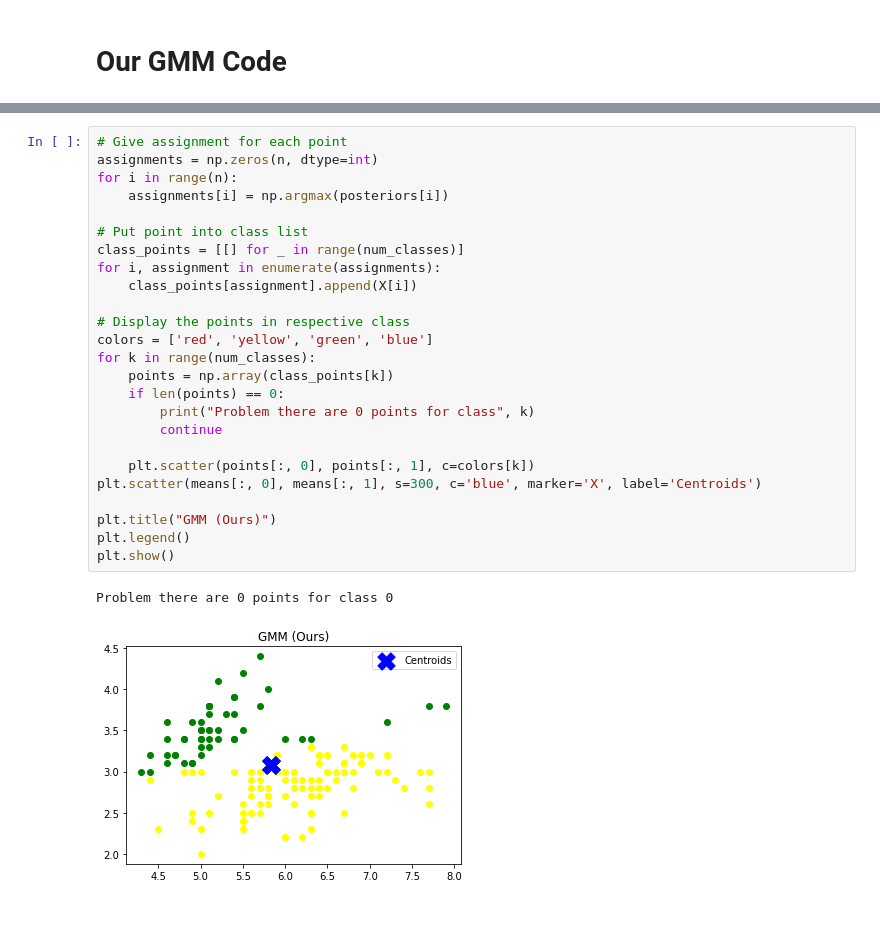
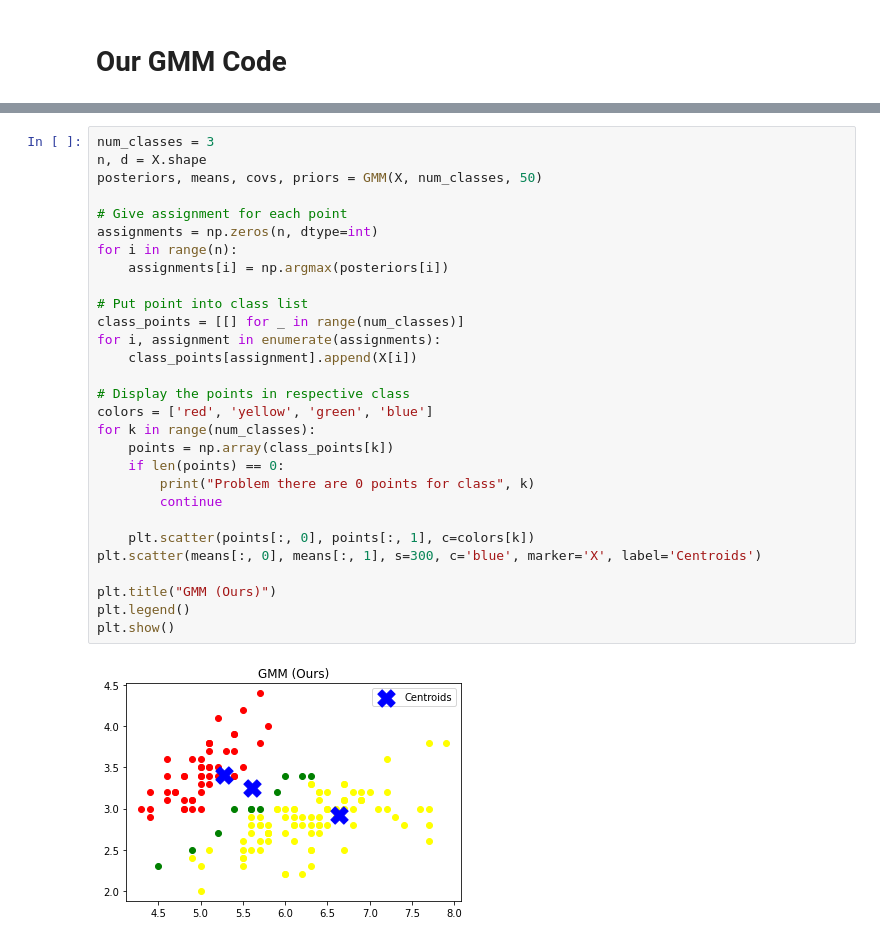
Before and after one commit to josephjkuang/GIES, a Jupyter notebook: Main.ipynb, the cells around one changed output, grey strips where cells are left out. Drawn from its saved outputs; the diff is of its cells as text; blank space fills up the shorter version.

```diff
--- a/Main.ipynb
+++ b/Main.ipynb
@@ -214,28 +103,31 @@ Epoch 14
 # %%
+num_classes = 3
+n, d = X.shape
+posteriors, means, covs, priors = GMM(X, num_classes, 50)
+
 # Give assignment for each point
 assignments = np.zeros(n, dtype=int)
 for i in range(n):
     assignments[i] = np.argmax(posteriors[i])
 
 # Put point into class list
 class_points = [[] for _ in range(num_classes)]
 for i, assignment in enumerate(assignments):
     class_points[assignment].append(X[i])
 
 # Display the points in respective class
 colors = ['red', 'yellow', 'green', 'blue']
 for k in range(num_classes):
     points = np.array(class_points[k])
     if len(points) == 0:
         print("Problem there are 0 points for class", k)
         continue
 
     plt.scatter(points[:, 0], points[:, 1], c=colors[k])
 plt.scatter(means[:, 0], means[:, 1], s=300, c='blue', marker='X', label='Centroids')
 
 plt.title("GMM (Ours)")
 plt.legend()
 plt.show()
 # %% [output]
-Problem there are 0 points for class 0
-[figure, old version]
+[figure, new version]
```
Also changed, not shown: parts of 4 cells of this notebook, 4 other files.
